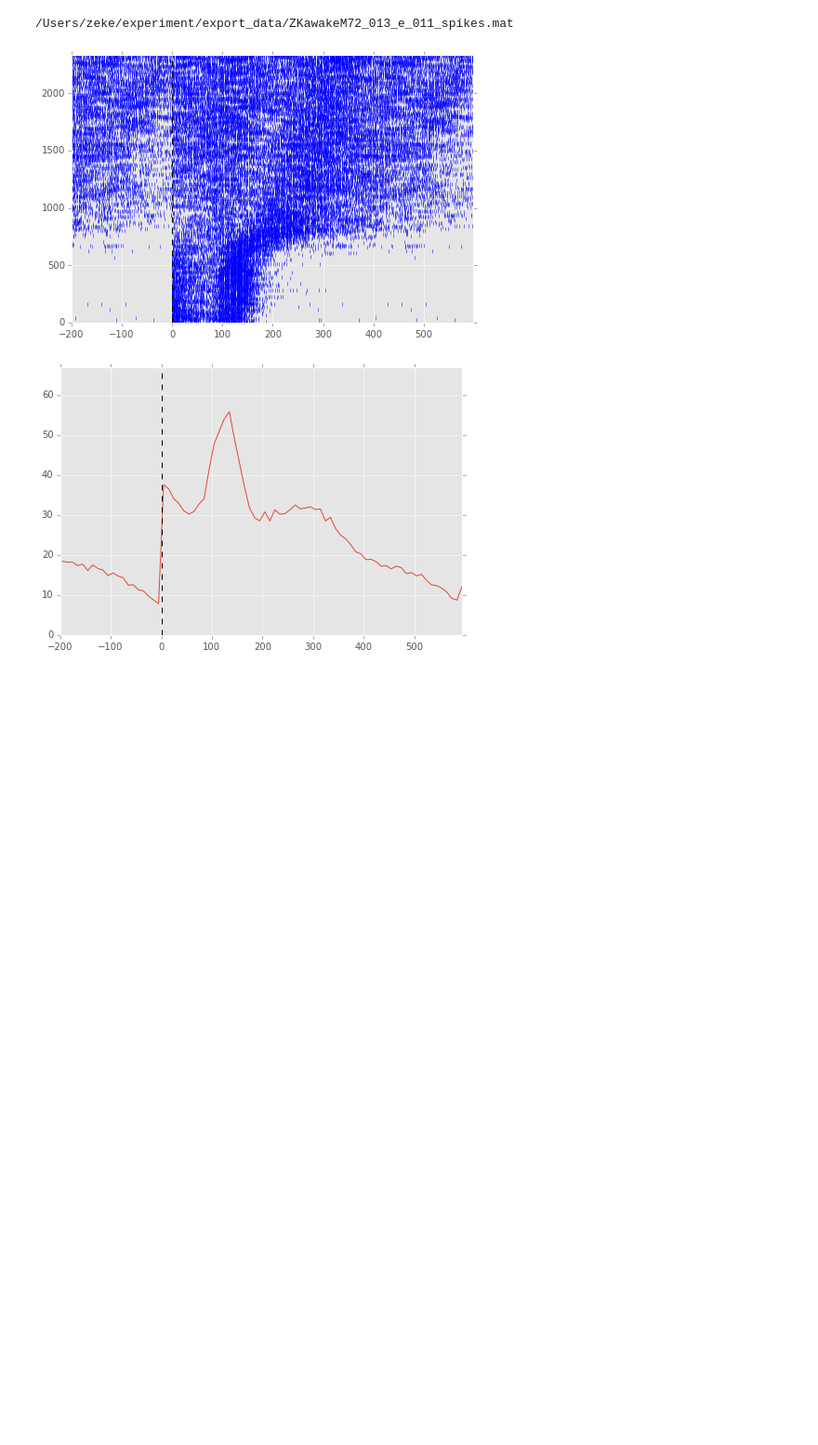
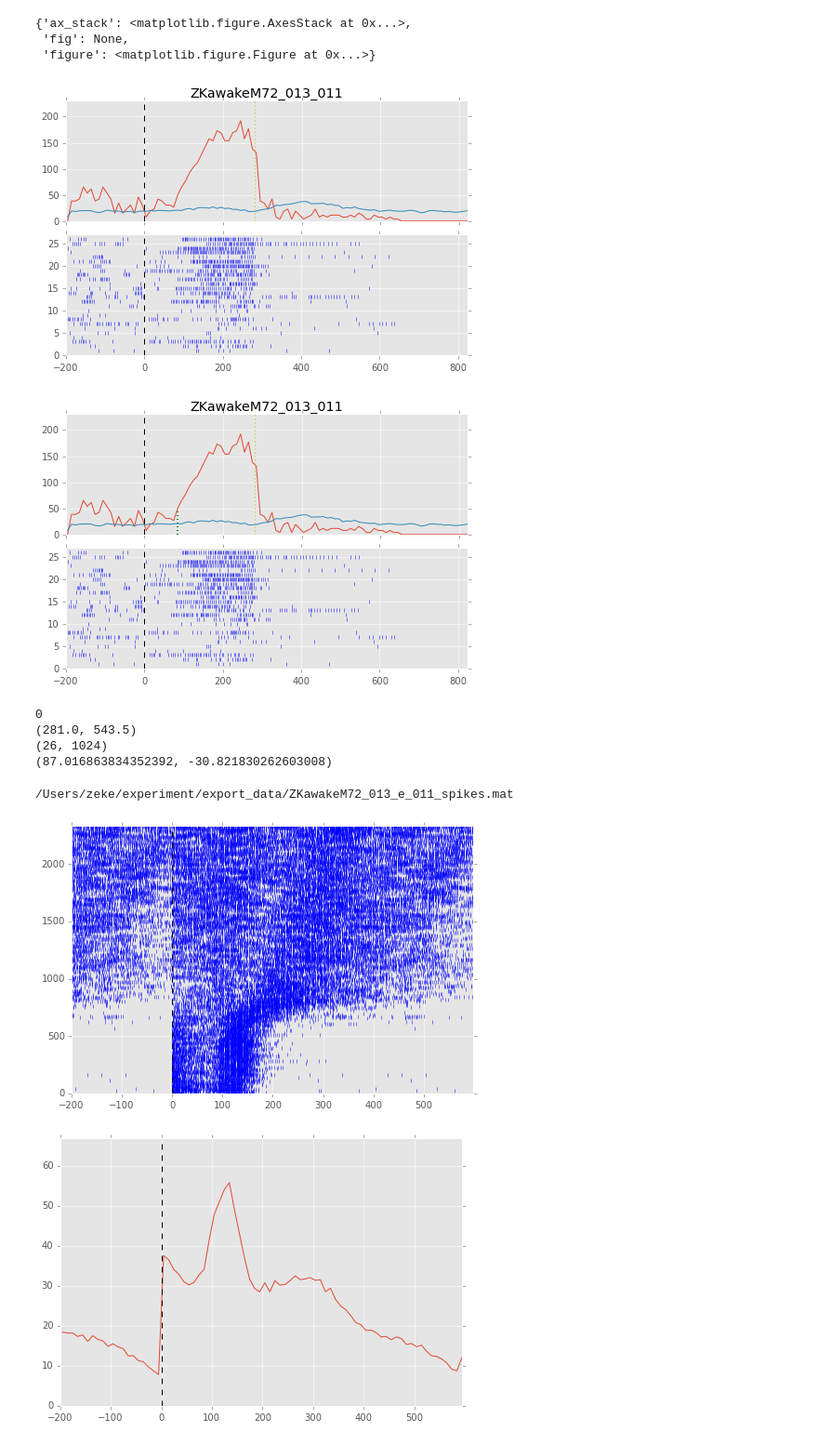
Before and after one commit to zekearneodo/ephys-tools, a Jupyter notebook: ephysScripts/Untitled-Copy1.ipynb, the cells around one changed output. Shown at 93% size. Saved outputs shown, nothing was run; the diff lists cells and outputs as text; code cells hidden in the pictures; blank space fills up the shorter version.

```diff
--- a/ephysScripts/Untitled-Copy1.ipynb
+++ b/ephysScripts/Untitled-Copy1.ipynb
@@ -97,3 +163,26 @@ ValueError: array of sample points is empty
+# %%
+rf
+cr = cell_responses['ZKawakeM72_013_011']
+rs, bl= cr.make_raster(t_pre=200, warped=True)
+cr.get_response_onset(warped=True)
+cr.plot(t_pre=200, warped=True)
+# %% [output]
+{'ax_stack': <matplotlib.figure.AxesStack at 0x...>,
+ 'fig': None,
+ 'figure': <matplotlib.figure.Figure at 0x...>}
+[figure, added]
+[figure, added]
+# %%
+sniff_stat = cr.get_sniff_parameters()
+print rf.is_good_sniff(None, sniff_stat)
+print rs.shape
+dir(cr)
+print cr.get_spike_count()
+# %% [output]
+0
+(281.0, 543.5)
+(26, 1024)
+(87.016863834352392, -30.821830262603008)
 # %%
 mat_file_path='/Users/zeke/experiment/export_data/ZKawakeM72_013_e_011_spikes.mat'
 assert(os.path.isfile(mat_file_path))
```
Also changed, not shown: parts of 10 cells of this notebook, 10 other files.
